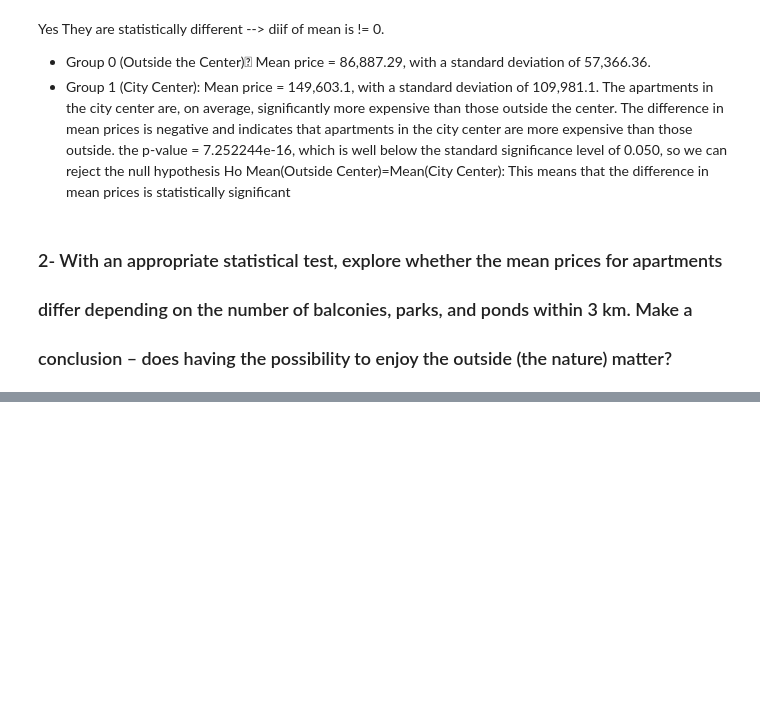
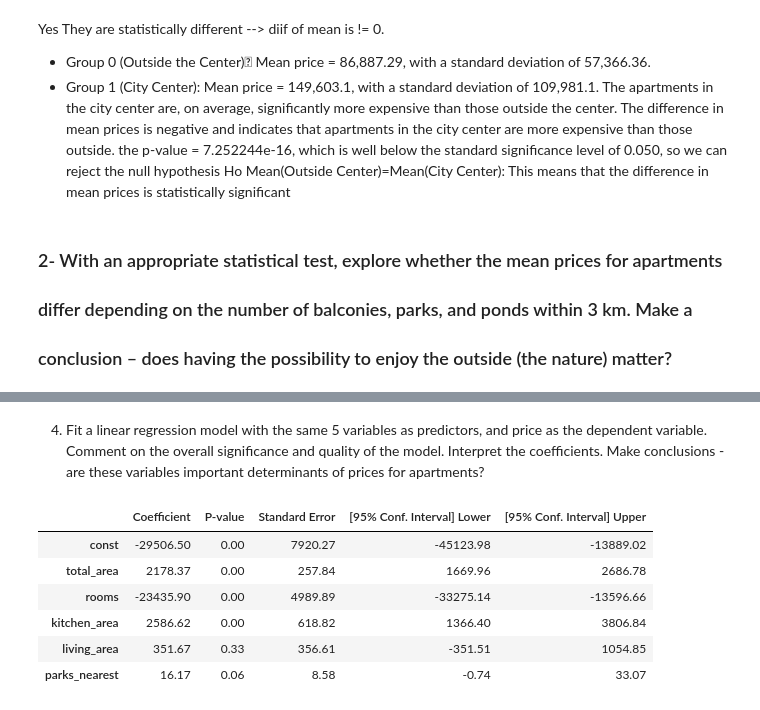
Before and after one commit to BigProgramme/-real-estate-company-data-analisys, a Jupyter notebook: real_estate_analysis_project.ipynb, the cells around one changed output, grey strips where cells are left out. Cells and saved outputs as stored; diff of their text form; code cells hidden in the pictures; blank space fills up the shorter version.

```diff
--- a/real_estate_analysis_project.ipynb
+++ b/real_estate_analysis_project.ipynb
@@ -353,0 +397,7 @@ ValueError: Cannot convert float NaN to integer
+# %%
+# selection of the 5 variables
+vars = ['total_area', 'rooms', 'kitchen_area', 'living_area', 'parks_nearest']
+
+# correlation matrix
+corr_matrix = df[vars].corr()
+display(corr_matrix)
@@ -353,0 +417,41 @@ ValueError: Cannot convert float NaN to integer
+# %% [markdown]
+4. Fit a linear regression model with the same 5 variables as predictors, and price as the
+dependent variable. Comment on the overall significance and quality of the model.
+Interpret the coefficients. Make conclusions - are these variables important determinants
+of prices for apartments?
+# %%
+#4. Fit a linear regression model with the same 5 variables as predictors, and price as the dependent variable.
+import statsmodels.api as sm
+
+# Définir les variables
+X = df[vars]  # Les 5 variables prédictives
+y = df['last_price']
+
+# Ajouter une constante
+X = sm.add_constant(X)
+
+# Ajuster le modèle de régression linéaire
+model = sm.OLS(y, X).fit()
+
+# Extraire les résultats sous forme de DataFrame
+results_df = pd.DataFrame({
+    "Coefficient": model.params,
+    "P-value": model.pvalues,
+    "Standard Error": model.bse,
+    "[95% Conf. Interval] Lower": model.conf_int()[0],
+    "[95% Conf. Interval] Upper": model.conf_int()[1]
+})
+
+# Arrondir pour plus de lisibilité
+results_df = results_df.round(2)
+
+# Afficher
+display(results_df)
+# %% [output]
+|  | Coefficient | P-value | Standard Error | [95% Conf. Interval] Lower | [95% Conf. Interval] Upper |
+| const | -29506.50 | 0.00 | 7920.27 | -45123.98 | -13889.02 |
+| total_area | 2178.37 | 0.00 | 257.84 | 1669.96 | 2686.78 |
+| rooms | -23435.90 | 0.00 | 4989.89 | -33275.14 | -13596.66 |
+| kitchen_area | 2586.62 | 0.00 | 618.82 | 1366.40 | 3806.84 |
+| living_area | 351.67 | 0.33 | 356.61 | -351.51 | 1054.85 |
+| parks_nearest | 16.17 | 0.06 | 8.58 | -0.74 | 33.07 |
```
Also changed, not shown: parts of 7 cells of this notebook.
